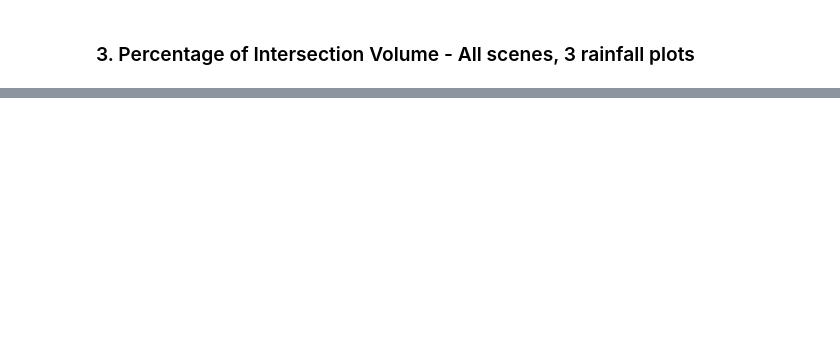
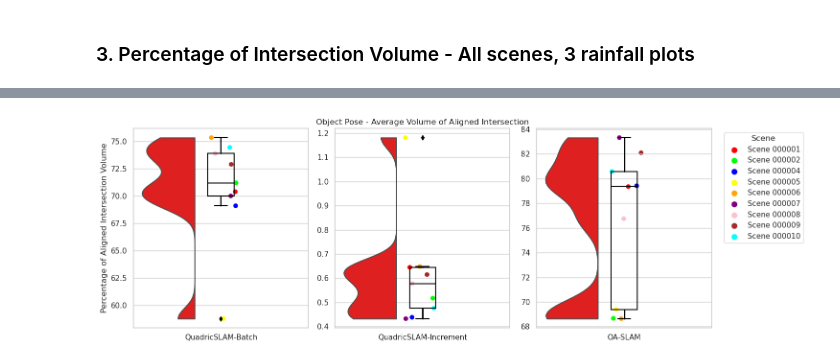
Before and after one commit to RnDProjectsDeebul/AllenIsaacRnD, a Jupyter notebook: Comparative_Evaluation/error_metrics/comparison_plots_all_datasets.ipynb, the cells around one changed output, grey strips where cells are left out. Drawn from its saved outputs; the diff is of its cells as text; code cells hidden in the pictures; blank space fills up the shorter version.

```diff
--- a/Comparative_Evaluation/error_metrics/comparison_plots_all_datasets.ipynb
+++ b/Comparative_Evaluation/error_metrics/comparison_plots_all_datasets.ipynb
@@ -849,0 +900,27 @@ plt.show()
+# %%
+########## All On Three Plots ##########
+
+# Create a figure and manually create subplots
+fig = plt.figure(figsize=(15, 5))
+
+# Create three subplots in a single row
+ax1 = plt.subplot(1, 3, 1)
+rain_plot(df1, "Error", ax1)
+ax1.get_legend().remove()
+ax1.set_ylabel('Percentage of Aligned Intersection Volume')
+
+ax2 = plt.subplot(1, 3, 2)
+rain_plot(df2, "Error", ax2)
+ax2.set_title("Object Pose - Average Volume of Aligned Intersection")
+ax2.get_legend().remove()
+ax2.set_ylabel('')
+
+ax3 = plt.subplot(1, 3, 3)
+rain_plot(df3, "Error", ax3)
+ax3.set_ylabel('')
+
+
+plt.tight_layout()
+plt.show()
+# %% [output]
+[figure, added]
```
Also changed, not shown: parts of 25 cells of this notebook, 9 other files.
